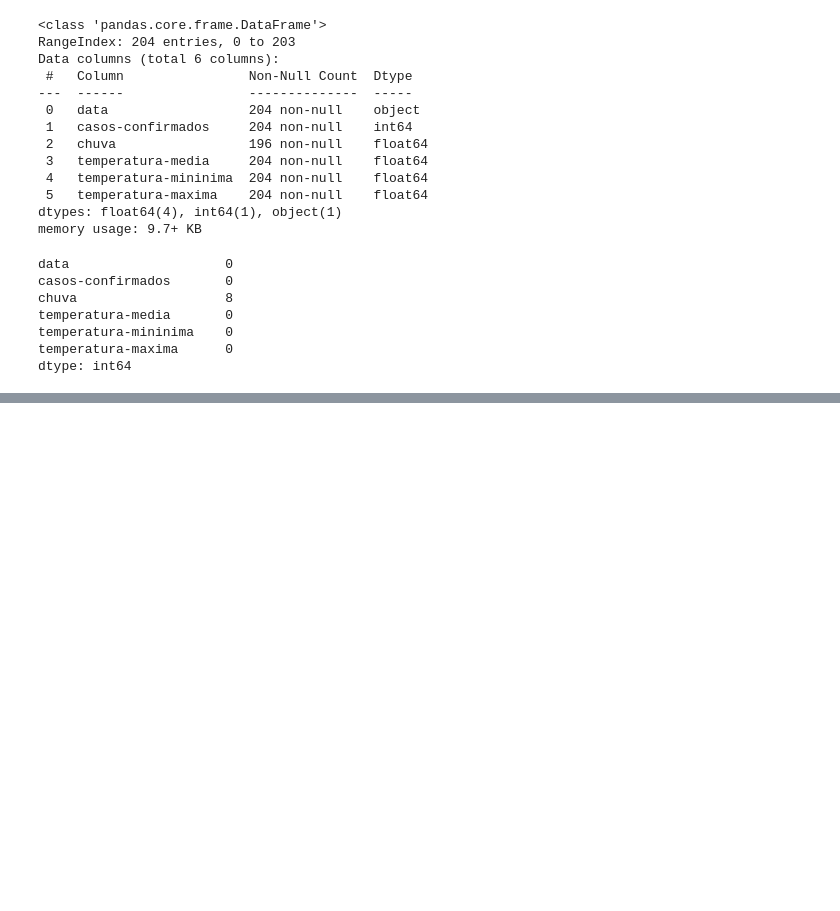
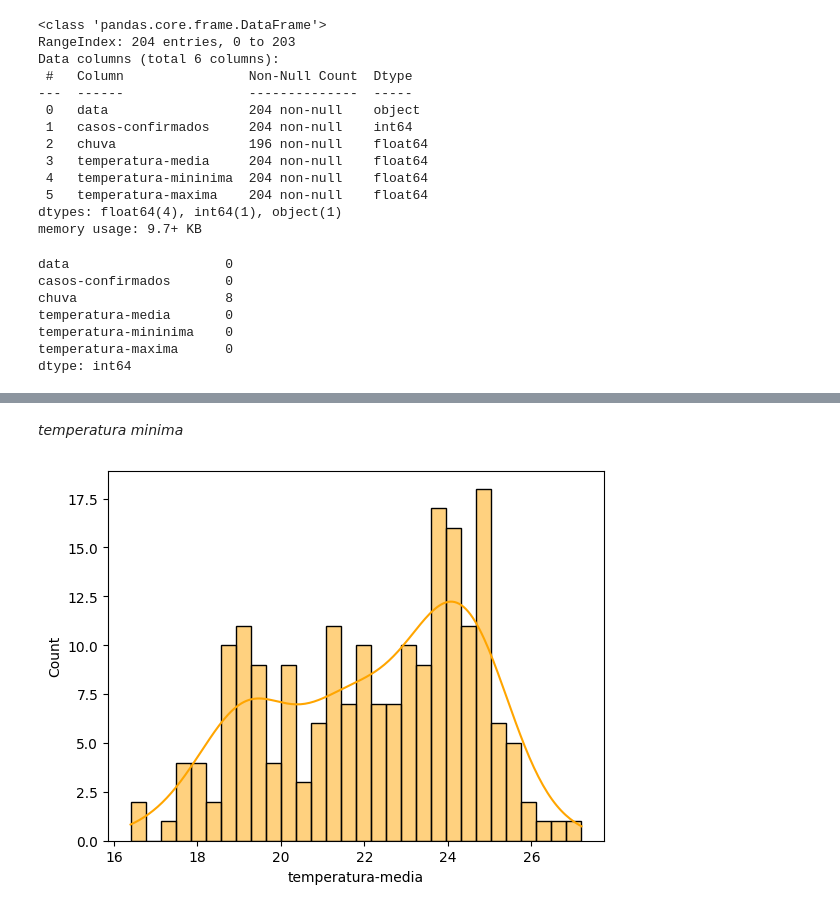
Before and after one commit to dev-gustavogs/ProjetoAida, a Jupyter notebook: main.ipynb, the cells around one changed output, grey strips where cells are left out. Drawn from its saved outputs; the diff is of its cells as text; code cells hidden in the pictures; blank space fills up the shorter version.

```diff
--- a/main.ipynb
+++ b/main.ipynb
@@ -55,0 +88,6 @@ import seaborn as sn
+# %% [markdown]
+*temperatura minima*
+# %%
+sns.histplot(df, x='temperatura-media', bins=30, color="orange", kde=True, stat="count");
+# %% [output]
+[figure, added]
```
Also changed, not shown: parts of 18 cells of this notebook.
